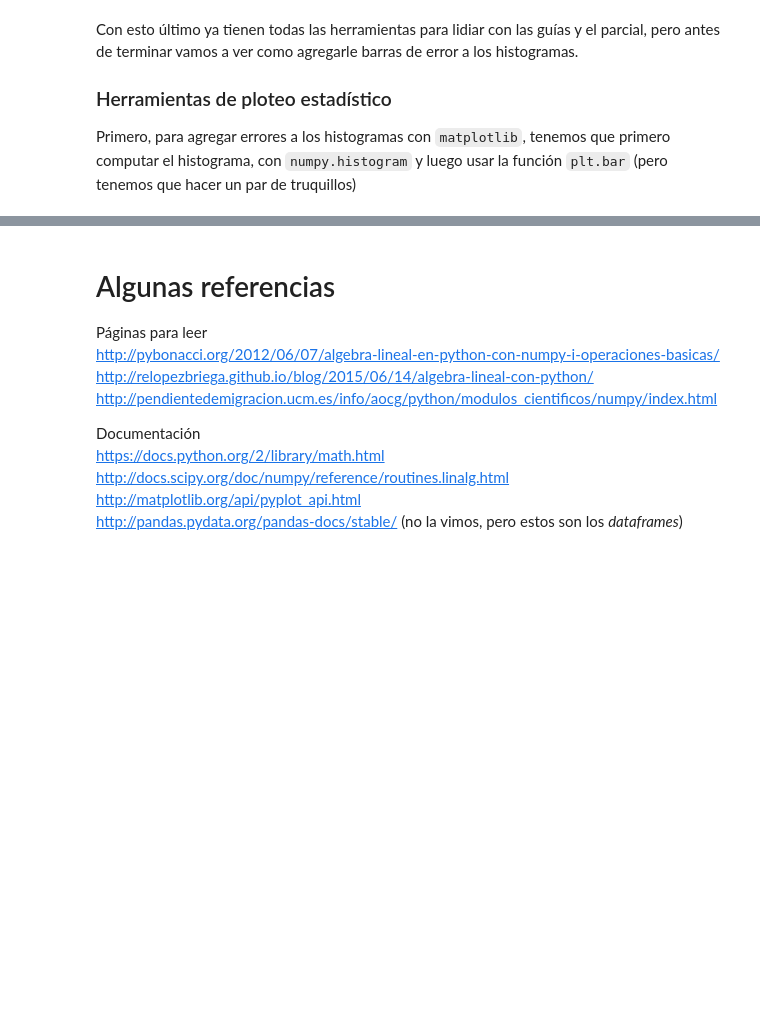
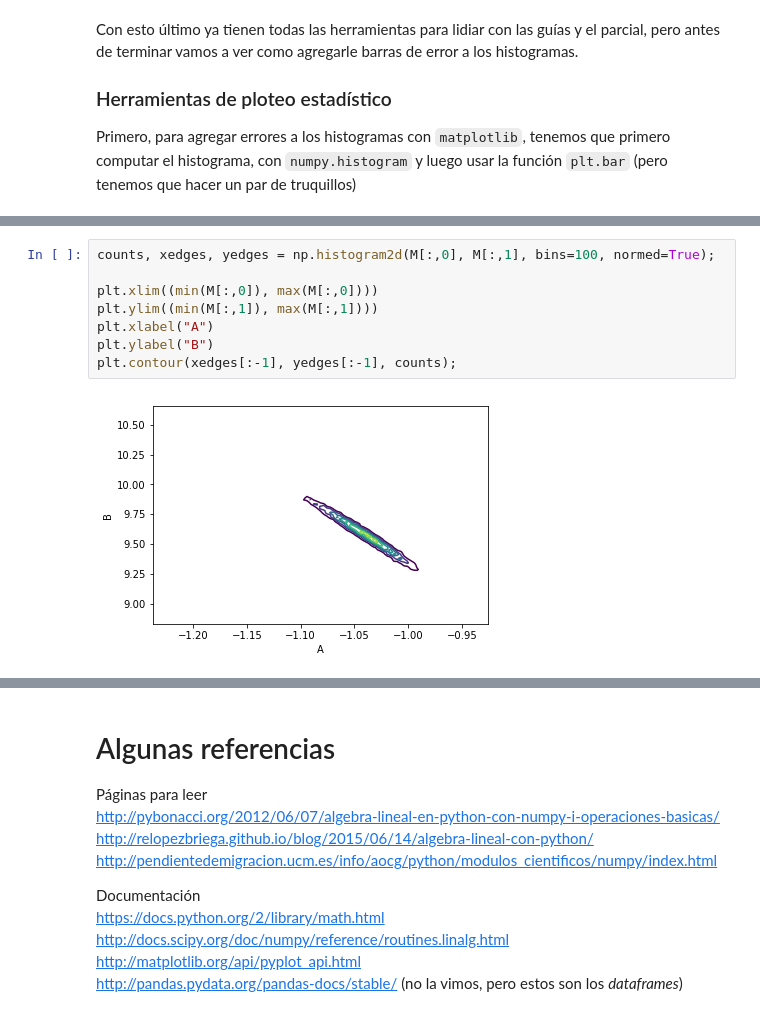
Before and after one commit to fifabsas/talleresfifabsas, a Jupyter notebook: python/Incertezas/numerico.ipynb, the cells around one changed output, grey strips where cells are left out. Saved outputs shown, nothing was run; the diff lists cells and outputs as text; blank space fills up the shorter version.

```diff
--- a/python/Incertezas/numerico.ipynb
+++ b/python/Incertezas/numerico.ipynb
@@ -402,0 +469,10 @@ plt.show()
+# %%
+counts, xedges, yedges = np.histogram2d(M[:,0], M[:,1], bins=100, normed=True);
+
+plt.xlim((min(M[:,0]), max(M[:,0])))
+plt.ylim((min(M[:,1]), max(M[:,1])))
+plt.xlabel("A")
+plt.ylabel("B")
+plt.contour(xedges[:-1], yedges[:-1], counts);
+# %% [output]
+[figure, added]
```
Also changed, not shown: parts of 16 cells of this notebook.
